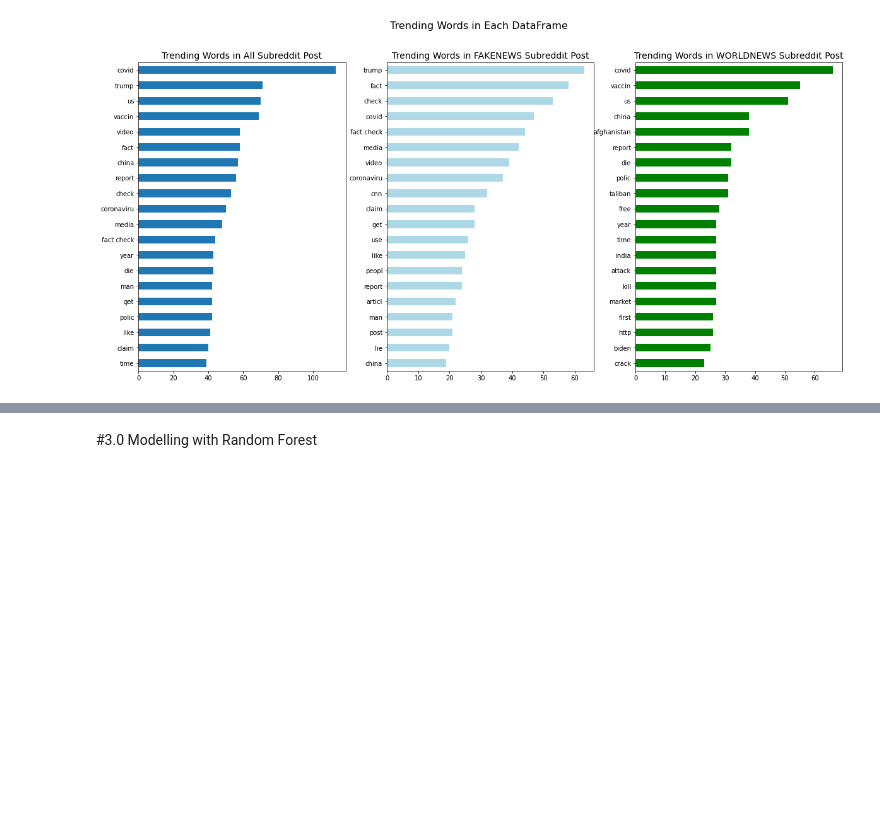
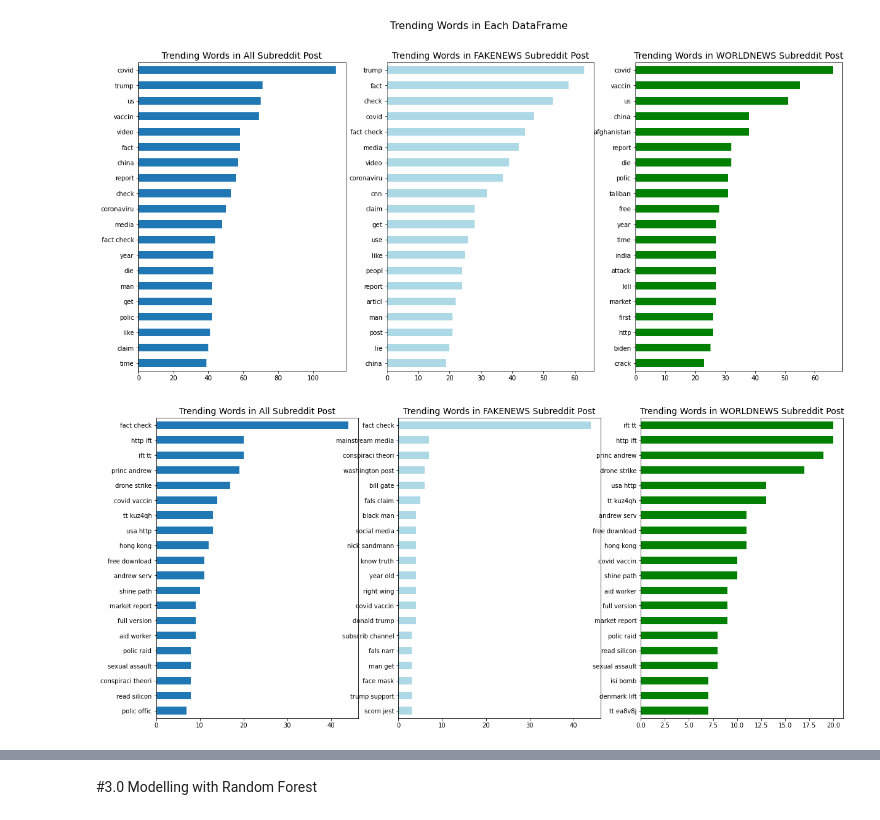
Before and after one commit to 86lekwenshiung/Natural-Language-Processing-with-Reddit-Post, a Jupyter notebook: Project_3_Natural_Language_Processing_with_Reddit_Post.ipynb, the cells around one changed output, grey strips where cells are left out. Cells and saved outputs as stored; diff of their text form; code cells hidden in the pictures; blank space fills up the shorter version.

```diff
--- a/Project_3_Natural_Language_Processing_with_Reddit_Post.ipynb
+++ b/Project_3_Natural_Language_Processing_with_Reddit_Post.ipynb
@@ -82,3 +110,21 @@ def date_conversion(df , column):
+# %%
+def ngram_visualizer(df1 , df2 , df3):
+
+  '''
+  df1 = Main DF
+  df2 = Fakenews
+  df3 = Worldnews
+  '''
+  fig , ax = plt.subplots(1 , 3 , figsize = (20,9))
+
+  df1.sum().sort_values(ascending = True)[-20:].plot(kind = 'barh' , ax = ax[0])
+  ax[0].set_title('Trending Words in All Subreddit Post' , fontsize = 14);
+
+  df2.sum().sort_values(ascending = True)[-20:].plot(kind = 'barh' , ax = ax[1] , color = 'lightblue')
+  ax[1].set_title('Trending Words in FAKENEWS Subreddit Post' , fontsize = 14);
+
+  df3.sum().sort_values(ascending = True)[-20:].plot(kind = 'barh' , ax = ax[2] , color = 'green')
+  ax[2].set_title('Trending Words in WORLDNEWS Subreddit Post' , fontsize = 14);
 # %%
 def eval_classification(y_true , y_pred):
 
@@ -528,3 +557,11 @@ ax[2].set_title('Trending Words in WORLDNEWS Subreddit Post' , fontsize = 14);
 plt.suptitle('Trending Words in Each DataFrame' , fontsize = 16);
 # %% [output]
 [figure]
+# %%
+df_main_vocab_n2 = ngram_generator(df_main , 2)
+df_world_vocab_n2 = ngram_generator(df_main , 2 , 'world')
+df_fake_vocab_n2 = ngram_generator(df_main , 2 , 'fake')
+
+ngram_visualizer(df_main_vocab_n2 , df_fake_vocab_n2 , df_world_vocab_n2)
+# %% [output]
+[figure, added]
```
Also changed, not shown: parts of 28 cells of this notebook.
